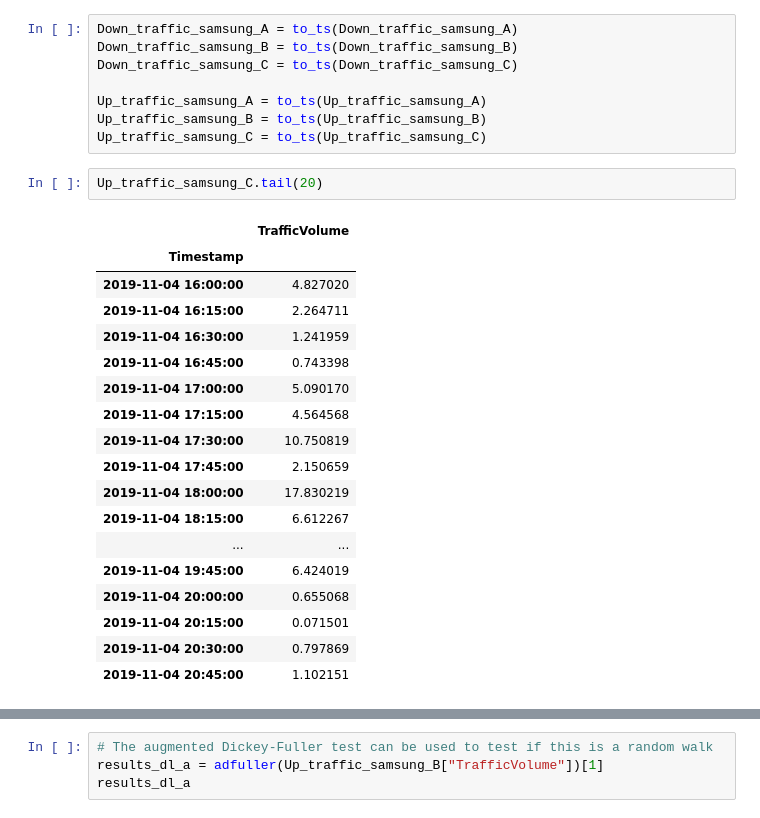
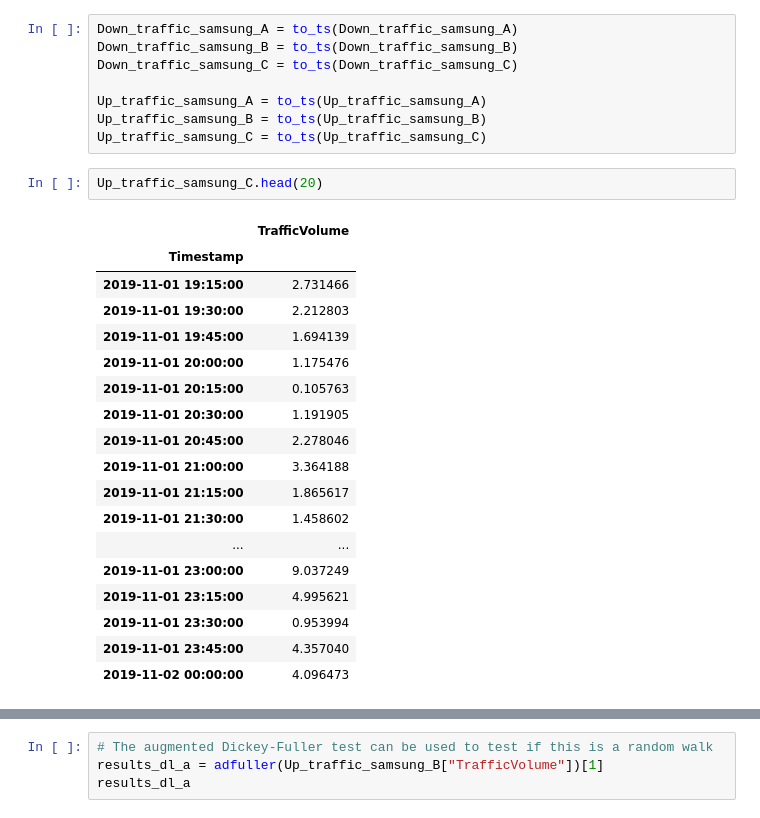
Before and after one commit to medhatfawzy/AI-Telecom, a Jupyter notebook: 4.Machine_Learning.ipynb, the cells around one changed output, grey strips where cells are left out. Saved outputs shown, nothing was run; the diff lists cells and outputs as text.

```diff
--- a/4.Machine_Learning.ipynb
+++ b/4.Machine_Learning.ipynb
@@ -350,26 +352,26 @@ Up_traffic_samsung_A = to_ts(Up_traffic_samsung_A)
 Up_traffic_samsung_B = to_ts(Up_traffic_samsung_B)
 Up_traffic_samsung_C = to_ts(Up_traffic_samsung_C)
 # %%
-Up_traffic_samsung_C.tail(20)
+Up_traffic_samsung_C.head(20)
 # %% [output]
 |  | TrafficVolume |
 | Timestamp |  |
-| 2019-11-04 16:00:00 | 4.827020 |
-| 2019-11-04 16:15:00 | 2.264711 |
-| 2019-11-04 16:30:00 | 1.241959 |
-| 2019-11-04 16:45:00 | 0.743398 |
-| 2019-11-04 17:00:00 | 5.090170 |
-| 2019-11-04 17:15:00 | 4.564568 |
-| 2019-11-04 17:30:00 | 10.750819 |
-| 2019-11-04 17:45:00 | 2.150659 |
-| 2019-11-04 18:00:00 | 17.830219 |
-| 2019-11-04 18:15:00 | 6.612267 |
+| 2019-11-01 19:15:00 | 2.731466 |
+| 2019-11-01 19:30:00 | 2.212803 |
+| 2019-11-01 19:45:00 | 1.694139 |
+| 2019-11-01 20:00:00 | 1.175476 |
+| 2019-11-01 20:15:00 | 0.105763 |
+| 2019-11-01 20:30:00 | 1.191905 |
+| 2019-11-01 20:45:00 | 2.278046 |
+| 2019-11-01 21:00:00 | 3.364188 |
+| 2019-11-01 21:15:00 | 1.865617 |
+| 2019-11-01 21:30:00 | 1.458602 |
 | ... | ... |
-| 2019-11-04 19:45:00 | 6.424019 |
-| 2019-11-04 20:00:00 | 0.655068 |
-| 2019-11-04 20:15:00 | 0.071501 |
-| 2019-11-04 20:30:00 | 0.797869 |
-| 2019-11-04 20:45:00 | 1.102151 |
+| 2019-11-01 23:00:00 | 9.037249 |
+| 2019-11-01 23:15:00 | 4.995621 |
+| 2019-11-01 23:30:00 | 0.953994 |
+| 2019-11-01 23:45:00 | 4.357040 |
+| 2019-11-02 00:00:00 | 4.096473 |
 # %%
 fig, axs = plt.subplots(3, 2, figsize=(15,15))
 fig.suptitle('Time Plot', fontsize="xx-large", fontweight="bold")
```
Also changed, not shown: parts of 23 cells of this notebook, 1 other file.
